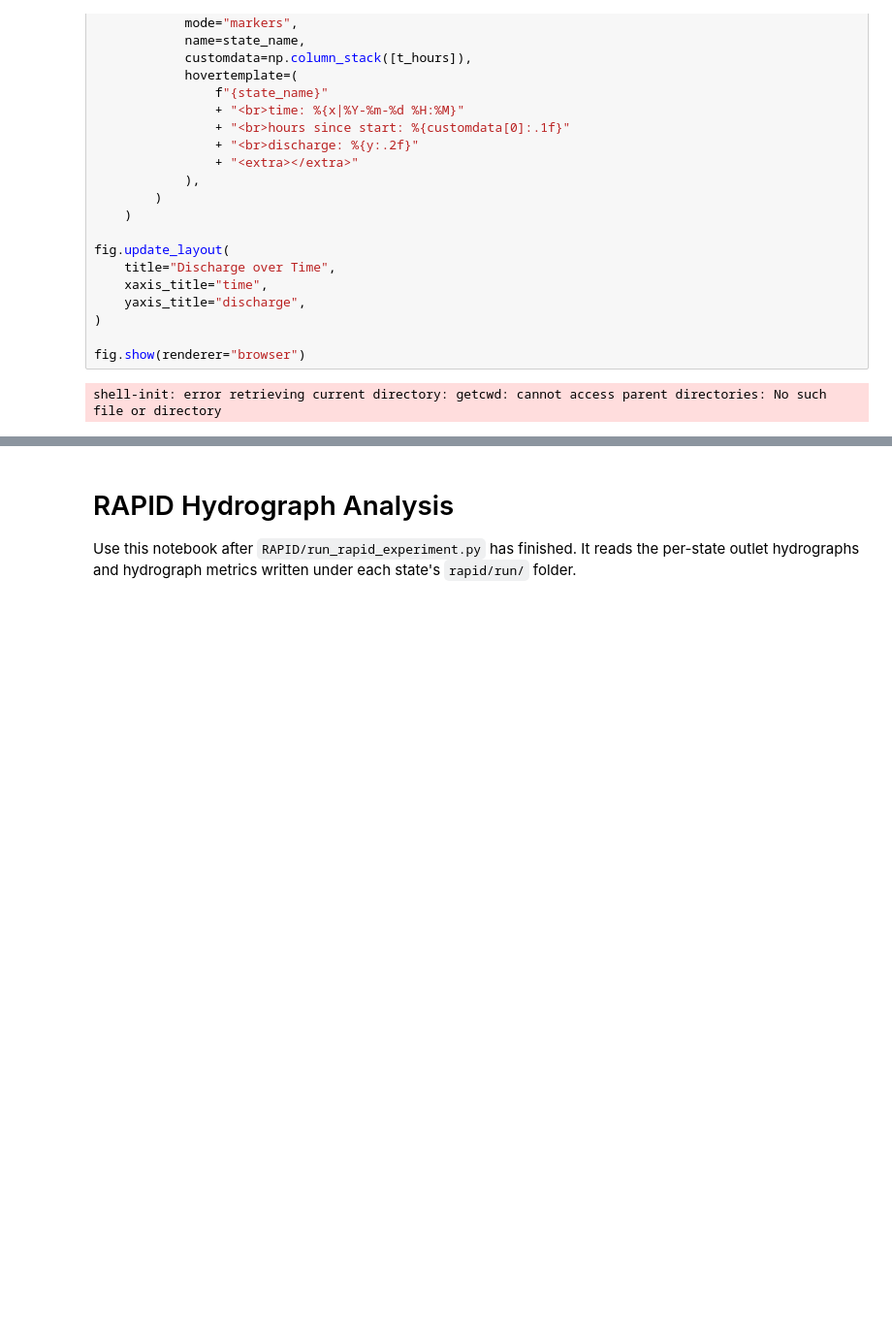
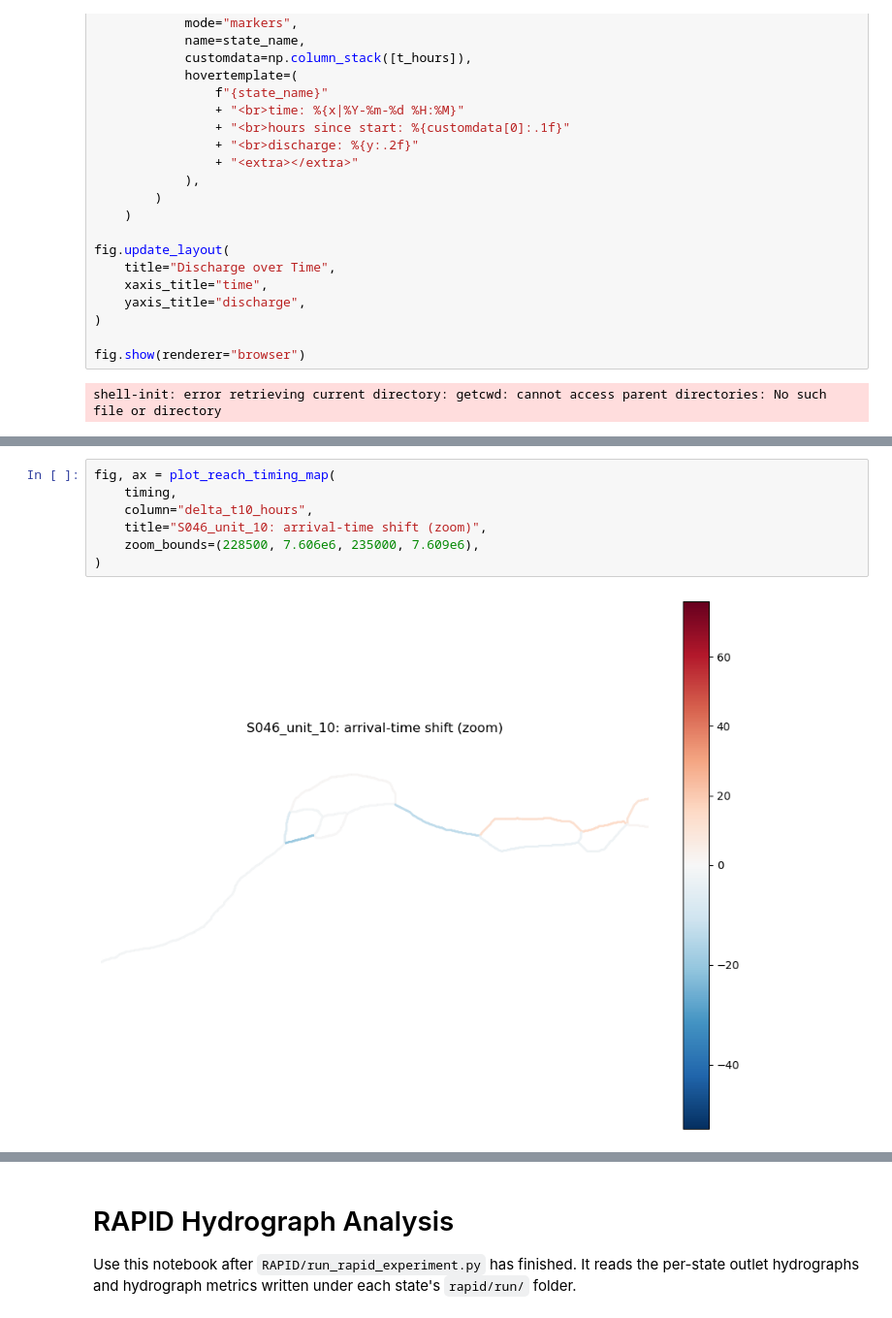
Before and after one commit to niekcde/river_hierarchy, a Jupyter notebook: RAPID/notebooks/rapid_hydrograph_analysis.ipynb, the cells around one changed output, grey strips where cells are left out. Shown at 97% size. Drawn from its saved outputs; the diff is of its cells as text; blank space fills up the shorter version.

```diff
--- a/RAPID/notebooks/rapid_hydrograph_analysis.ipynb
+++ b/RAPID/notebooks/rapid_hydrograph_analysis.ipynb
@@ -380,0 +574,9 @@ shell-init: error retrieving current directory: getcwd: cannot access parent dir
+# %%
+fig, ax = plot_reach_timing_map(
+    timing,
+    column="delta_t10_hours",
+    title="S046_unit_10: arrival-time shift (zoom)",
+    zoom_bounds=(228500, 7.606e6, 235000, 7.609e6),
+)
+# %% [output]
+[figure, added]
```
Also changed, not shown: parts of 24 cells of this notebook, 7 other files.
